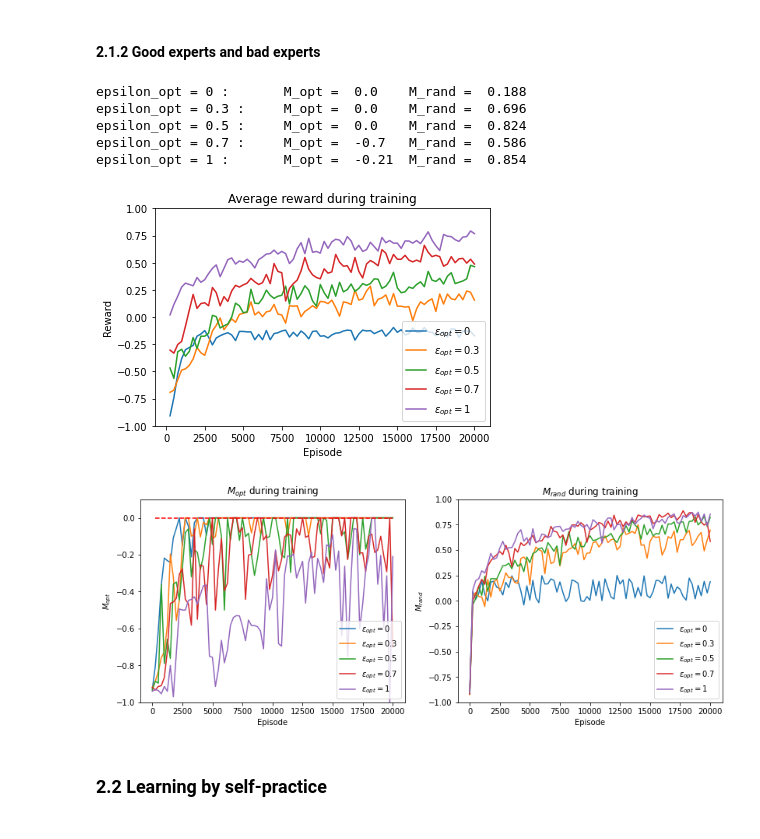
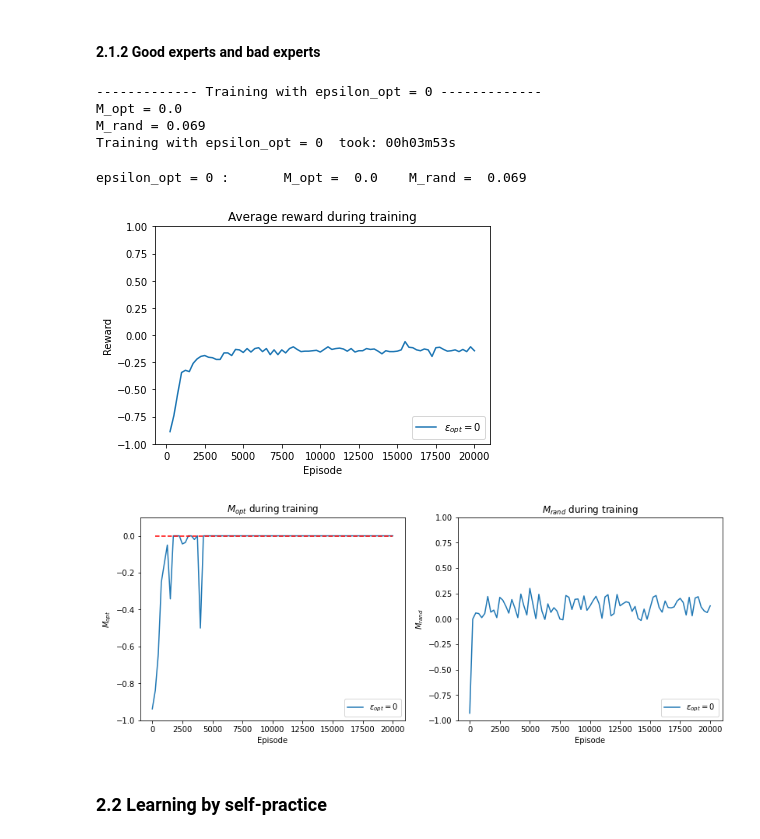
Before and after one commit to IvanBioli/ANN_Project, a Jupyter notebook: code/mini_project_1.ipynb, the cells around one changed output. Cells and saved outputs as stored; diff of their text form; code cells hidden in the pictures.

```diff
--- a/code/mini_project_1.ipynb
+++ b/code/mini_project_1.ipynb
@@ -8,3 +9,7 @@ import os
+# %%
+# Configurations
+save_stats = False
+save_figs = False
 # %% [markdown]
 ## 2. Q-Learning
 # %%
@@ -155,7 +160,7 @@ alpha = 0.05    # Learning rate
 gamma = 0.99    # Discount factor
 epsilon_opt = 0.5   # Optimal player's epsilon
 num_episodes = 20000
-epsilon_exploration = 0.1
+epsilon_exploration = 0.01
 
 Q, stats = q_learning(env, epsilon_exploration=epsilon_exploration)
 # %%
@@ -205,7 +254,7 @@ def plot_stats(stats_dict, vec_var, var_name, var_legend_name, save = False):
     fig_performance, ax = plt.subplots(1,2, figsize=(13.4,4.8))
 
     for var in vec_var:
-        stats = stats_dict[var]
+        (stats, M_opt, M_rand) = stats_dict[var]
         # Plot of the average reward during training
         running_average_rewards, x_reward = running_average(stats['rewards'])
         ax_reward.plot(x_reward, running_average_rewards, label="$"+ var_legend_name +" = "+ str(var) +"$")
@@ -213,7 +262,7 @@ def plot_stats(stats_dict, vec_var, var_name, var_legend_name, save = False):
         x_performance = np.arange(0, len(stats['rewards'])+1, len(stats['rewards']) / (len(stats['test_Mopt']) - 1))
         ax[0].plot(x_performance, stats['test_Mopt'], label="$"+ var_legend_name +" = "+ str(var) +"$")
         ax[1].plot(x_performance, stats['test_Mrand'], label="$"+ var_legend_name +" = "+ str(var) +"$")
-        print(var_name + " =", var,": \tM_opt = ", stats['test_Mopt'][-1], "\tM_rand = ", stats['test_Mrand'][-1])
+        print(var_name + " =", var,": \tM_opt = ", M_opt, "\tM_rand = ", M_rand)
 
     ax_reward.set_ylim([-1,1])
     ax_reward.set_xlabel('Episode')
@@ -240,8 +289,3 @@ def plot_stats(stats_dict, vec_var, var_name, var_legend_name, save = False):
         os.makedirs(output_folder, exist_ok=True)
         fig_performance.savefig(output_folder + '/performance_'+var_name+'.png')
         fig_reward.savefig(output_folder + '/rewards_'+var_name+'.png')
-
-#plot_n_star = vec_n_star
-plot_n_star = [1, 5000, 20000]
-#plot_stats(stats_dict_nstar, plot_n_star, "n^{\star}")
-plot_stats(stats_dict, plot_n_star, 'n_star', "n^{\star}", save=True)
@@ -254,27 +318,40 @@ n_star = 20000 :        M_opt =  -0.09  M_rand =  0.704
 # %% [markdown]
 #### 2.1.2 Good experts and bad experts
 # %%
-n_star = 5000
-vec_epsilon_opt = [0, 0.3, 0.5, 0.7, 1]
-stats_dict_epislon_opt = {}
+n_star = 4000
+#vec_epsilon_opt = [0, 0.3, 0.5, 0.7, 1]
+vec_epsilon_opt = [0, bohvediamocosainserire, 1]
+stats_dict_epsilon_opt = {}
 for epsilon_opt in vec_epsilon_opt:
     print("------------- Training with epsilon_opt =", epsilon_opt, "-------------")
     start = time.time()
-    _, stats = q_learning(env, epsilon_opt=epsilon_opt, test_freq=test_freq)
-    stats_dict_epislon_opt.update({epsilon_opt: stats})
+    Q, stats = q_learning(env, epsilon_opt=epsilon_opt, test_freq=test_freq)
+    M_opt = measure_performance(QPlayer(Q=Q), OptimalPlayer(epsilon=0.), num_episodes=2000)
+    M_rand = measure_performance(QPlayer(Q=Q), OptimalPlayer(epsilon=1.), num_episodes=2000)
+    print("M_opt =", M_opt)
+    print("M_rand =", M_rand)
+    stats_dict_epsilon_opt.update({epsilon_opt: (stats, M_opt, M_rand)})
     elapsed = time.time() - start
     print("Training with epsilon_opt =", epsilon_opt, " took:", time.strftime("%Hh%Mm%Ss", time.gmtime(elapsed)))
+
+if save_stats:
+    output_folder = os.path.join(os.getcwd(), 'results')
+    os.makedirs(output_folder, exist_ok=True)
+    fname = output_folder + '/stats_dict_epsilon_opt.pkl'
+    with open(fname, 'wb') as handle:
+        pickle.dump(stats_dict_epsilon_opt, handle, protocol=pickle.HIGHEST_PROTOCOL)
+# %% [output]
+------------- Training with epsilon_opt = 0 -------------
+M_opt = 0.0
+M_rand = 0.069
+Training with epsilon_opt = 0  took: 00h03m53s
 # %%
 plot_epsilon_opt = vec_epsilon_opt
-plot_stats(stats_dict_epislon_opt, plot_epsilon_opt, "epsilon_opt", "\epsilon_{opt}", save=True)
+plot_stats(stats_dict_epsilon_opt, plot_epsilon_opt, "epsilon_opt", "\epsilon_{opt}", save=save_figs)
 # %% [output]
-epsilon_opt = 0 :       M_opt =  0.0    M_rand =  0.188
-epsilon_opt = 0.3 :     M_opt =  0.0    M_rand =  0.696
-epsilon_opt = 0.5 :     M_opt =  0.0    M_rand =  0.824
-epsilon_opt = 0.7 :     M_opt =  -0.7   M_rand =  0.586
-epsilon_opt = 1 :       M_opt =  -0.21  M_rand =  0.854
+epsilon_opt = 0 :       M_opt =  0.0    M_rand =  0.069
-[figure, old version]
+[figure, new version]
-[figure, old version]
+[figure, new version]
 # %% [markdown]
 ### 2.2 Learning by self-practice
 # %% [markdown]
```
Also changed, not shown: parts of 7 cells of this notebook, 1 other file.
